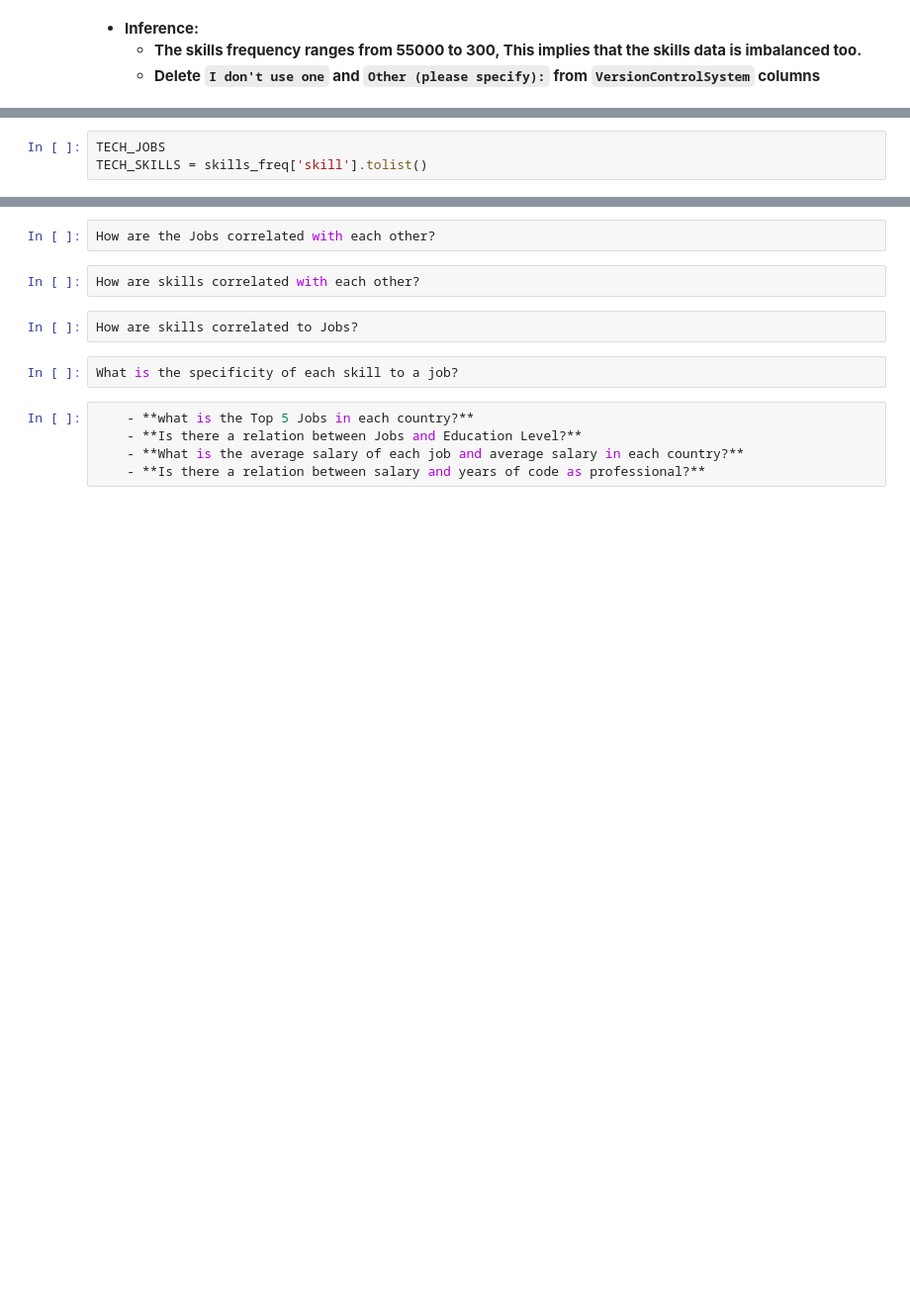
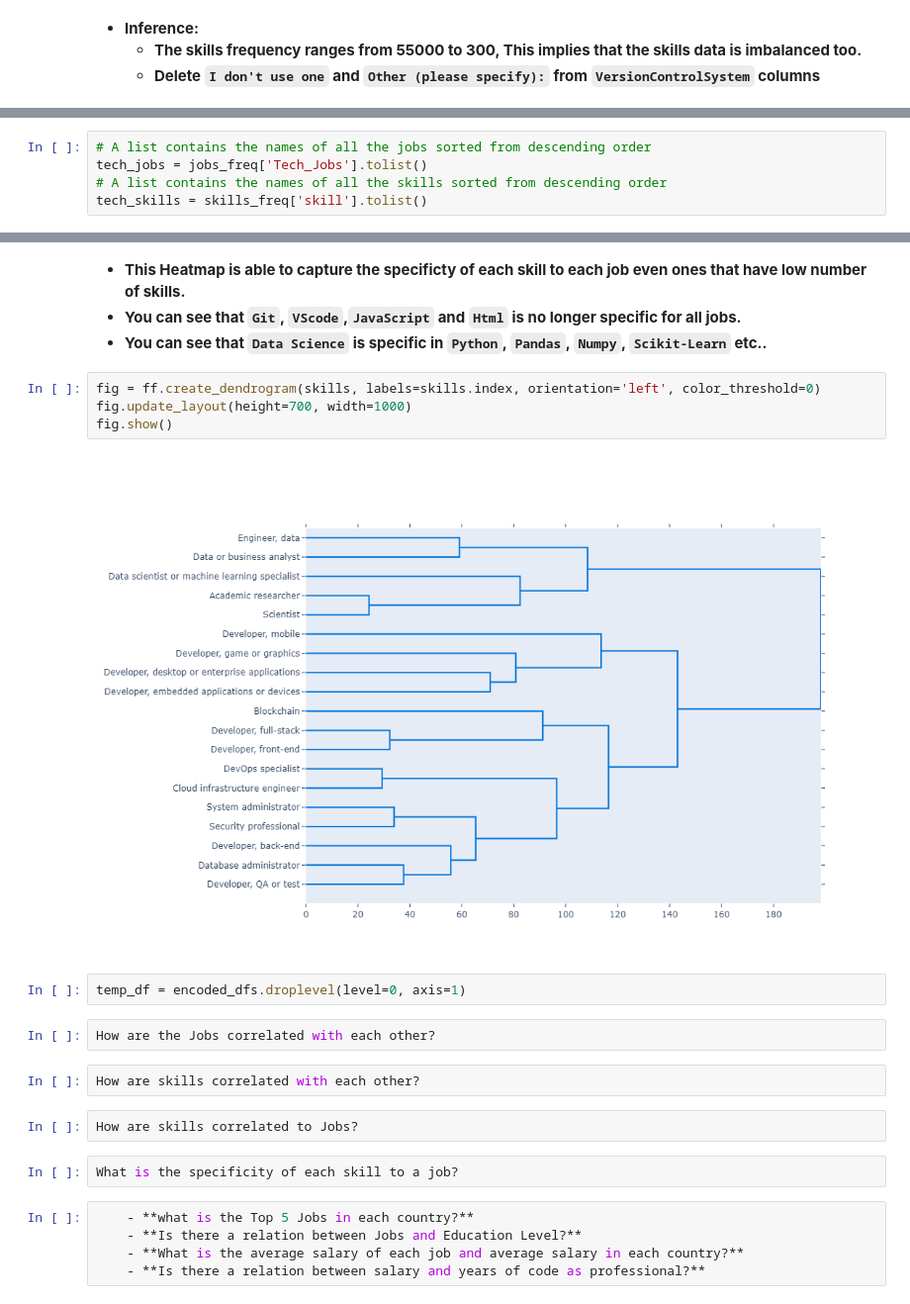
Before and after one commit to AlyAEE/Tech-Jobs-Prediction-Based-On-Your-Skillset-Project, a Jupyter notebook: Notebooks/02.Exploratory Data Analysis.ipynb, the cells around one changed output, grey strips where cells are left out. Shown at 99% size. Drawn from its saved outputs; the diff is of its cells as text; blank space fills up the shorter version.

```diff
--- a/Notebooks/02.Exploratory Data Analysis.ipynb
+++ b/Notebooks/02.Exploratory Data Analysis.ipynb
@@ -271,3 +274,5 @@ plt.show()
 # %%
-TECH_JOBS
-TECH_SKILLS = skills_freq['skill'].tolist()
+# A list contains the names of all the jobs sorted from descending order
+tech_jobs = jobs_freq['Tech_Jobs'].tolist()
+# A list contains the names of all the skills sorted from descending order
+tech_skills = skills_freq['skill'].tolist()
@@ -302,3 +346,15 @@ KeyError: 'Cloud infrastructure engineer'
+# %% [markdown]
+- **This Heatmap is able to capture the specificty of each skill to each job even ones that have low number of skills.**
+- **You can see that `Git`, `VScode`,`JavaScript` and `Html` is no longer specific for all jobs.**
+- **You can see that `Data Science` is specific in `Python`, `Pandas`, `Numpy`, `Scikit-Learn` etc..**
+# %%
+fig = ff.create_dendrogram(skills, labels=skills.index, orientation='left', color_threshold=0)
+fig.update_layout(height=700, width=1000)
+fig.show()
+# %% [output]
+[figure, added]
+# %%
+temp_df = encoded_dfs.droplevel(level=0, axis=1)
 # %%
 How are the Jobs correlated with each other?
 # %%
```
Also changed, not shown: parts of 15 cells of this notebook, 2 other files.
